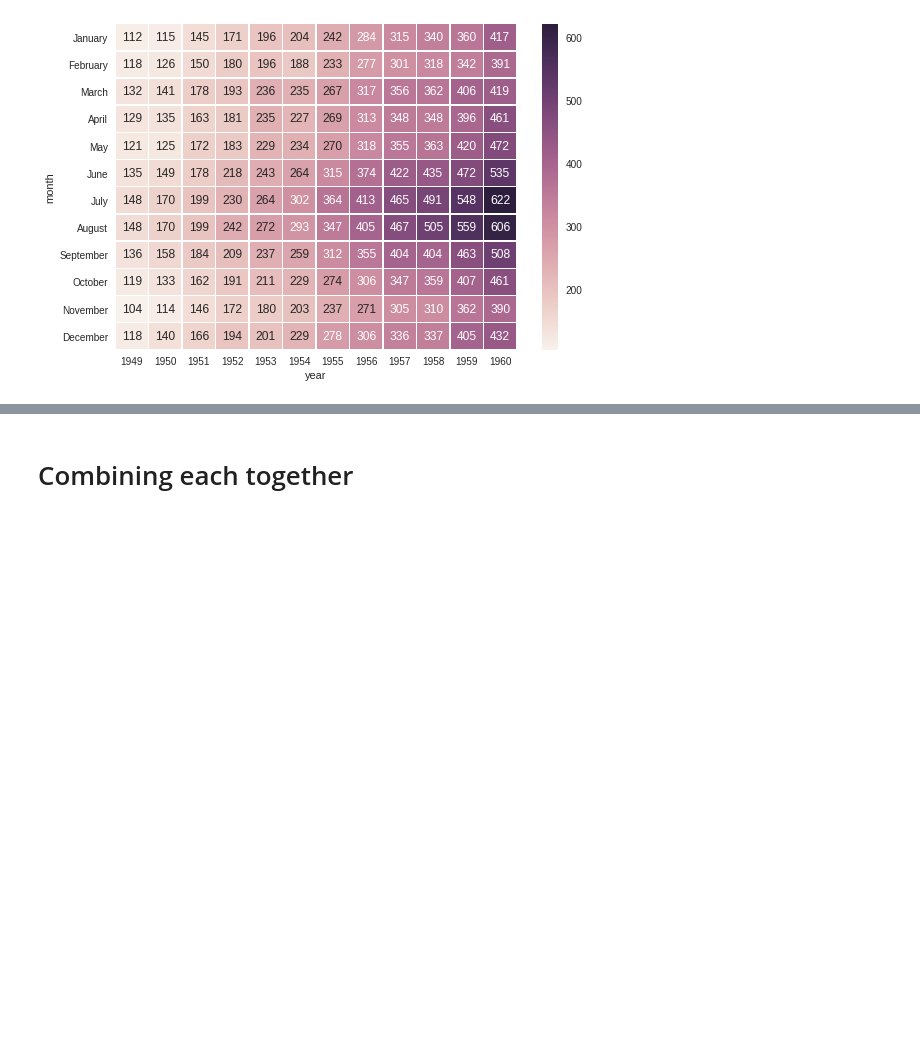
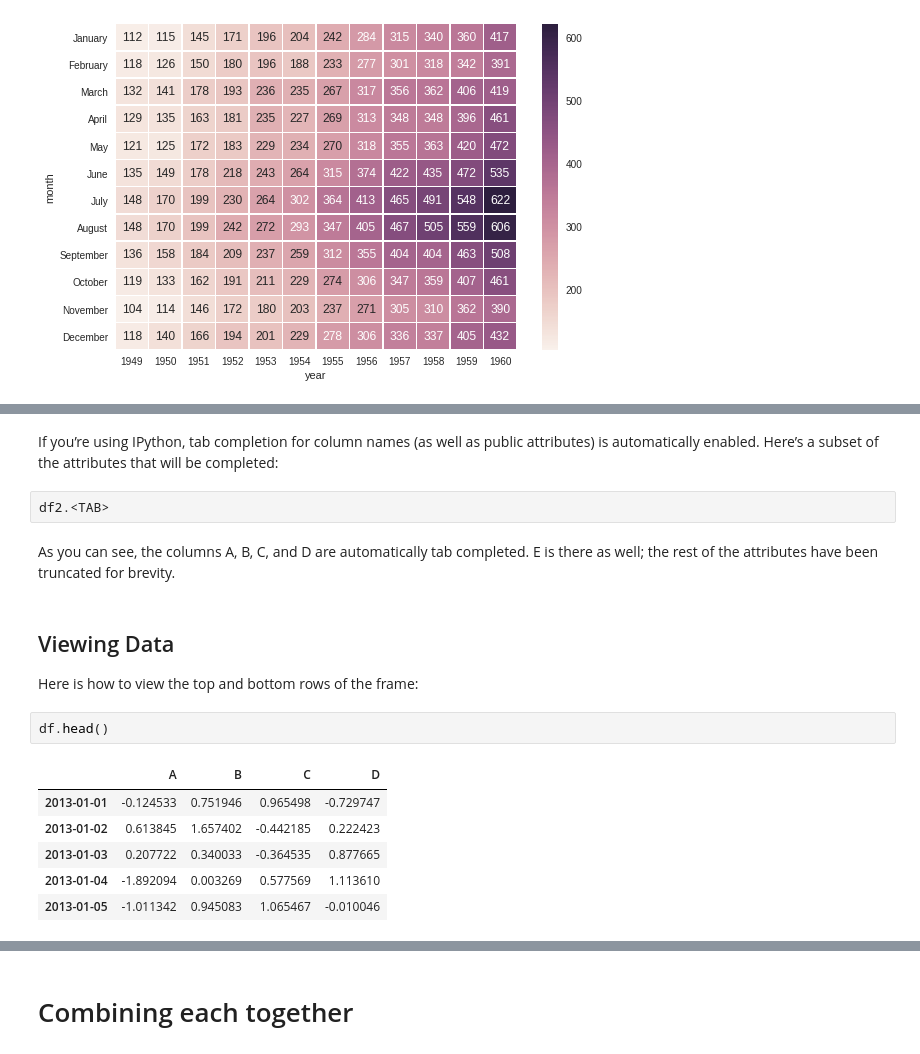
Before and after one commit to SiLiKhon/HEPStatsSeminar, a Jupyter notebook: Overview_of_useful_Python_libraries.ipynb, the cells around one changed output, grey strips where cells are left out. Cells and saved outputs as stored; diff of their text form; blank space fills up the shorter version.

```diff
--- a/Overview_of_useful_Python_libraries.ipynb
+++ b/Overview_of_useful_Python_libraries.ipynb
@@ -380,0 +454,19 @@ sns.heatmap(flights, annot=True, fmt="d", linewidths=.5, ax=ax)
+# %% [markdown]
+If you’re using IPython, tab completion for column names (as well as public attributes) is automatically enabled. Here’s a subset of the attributes that will be completed:
+# %%
+df2.<TAB>
+# %% [markdown]
+As you can see, the columns A, B, C, and D are automatically tab completed. E is there as well; the rest of the attributes have been truncated for brevity.
+# %% [markdown]
+## Viewing Data
+
+Here is how to view the top and bottom rows of the frame:
+# %%
+df.head()
+# %% [output]
+|  | A | B | C | D |
+| 2013-01-01 | -0.124533 | 0.751946 | 0.965498 | -0.729747 |
+| 2013-01-02 | 0.613845 | 1.657402 | -0.442185 | 0.222423 |
+| 2013-01-03 | 0.207722 | 0.340033 | -0.364535 | 0.877665 |
+| 2013-01-04 | -1.892094 | 0.003269 | 0.577569 | 1.113610 |
+| 2013-01-05 | -1.011342 | 0.945083 | 1.065467 | -0.010046 |
```
Also changed, not shown: parts of 18 cells of this notebook.
